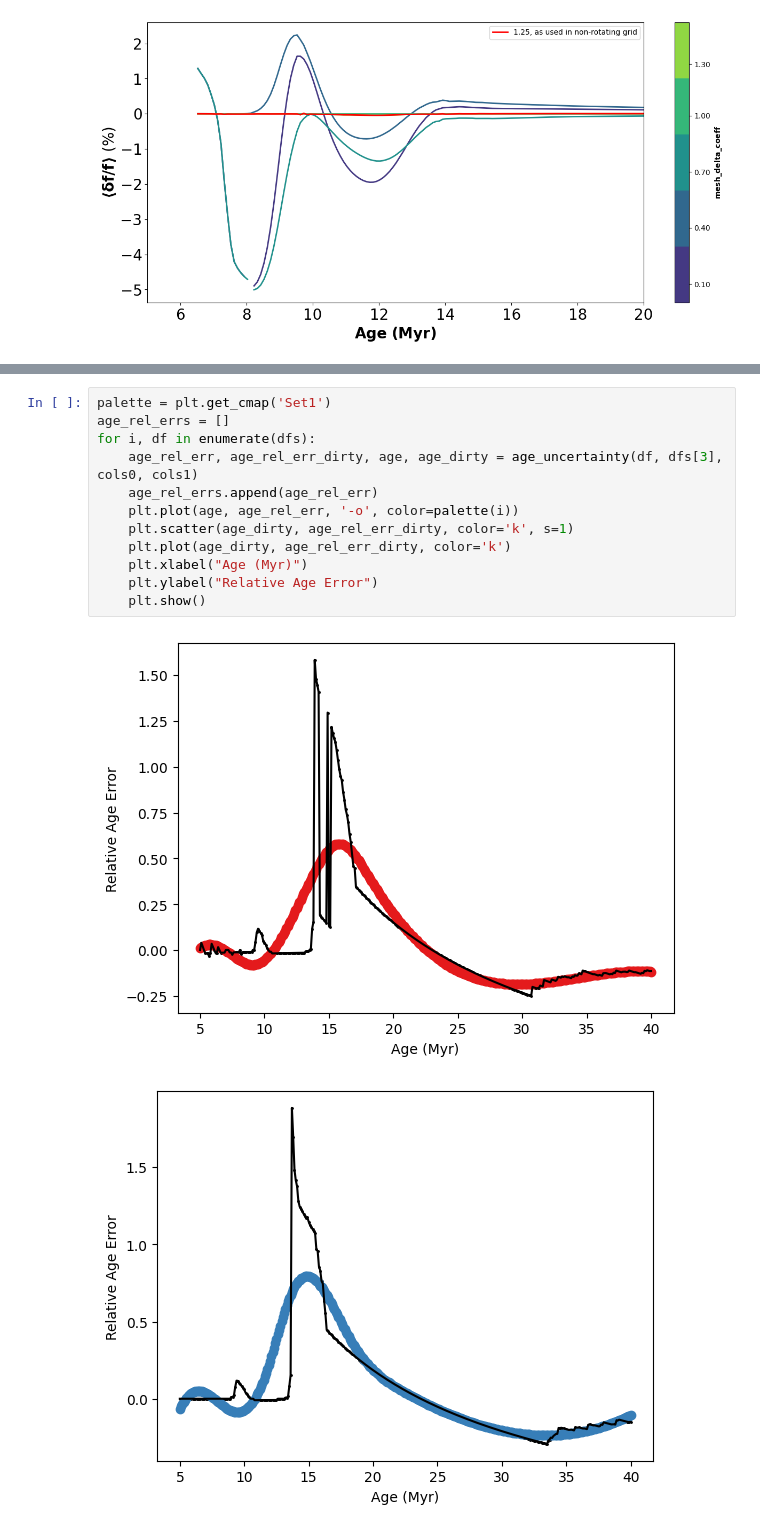
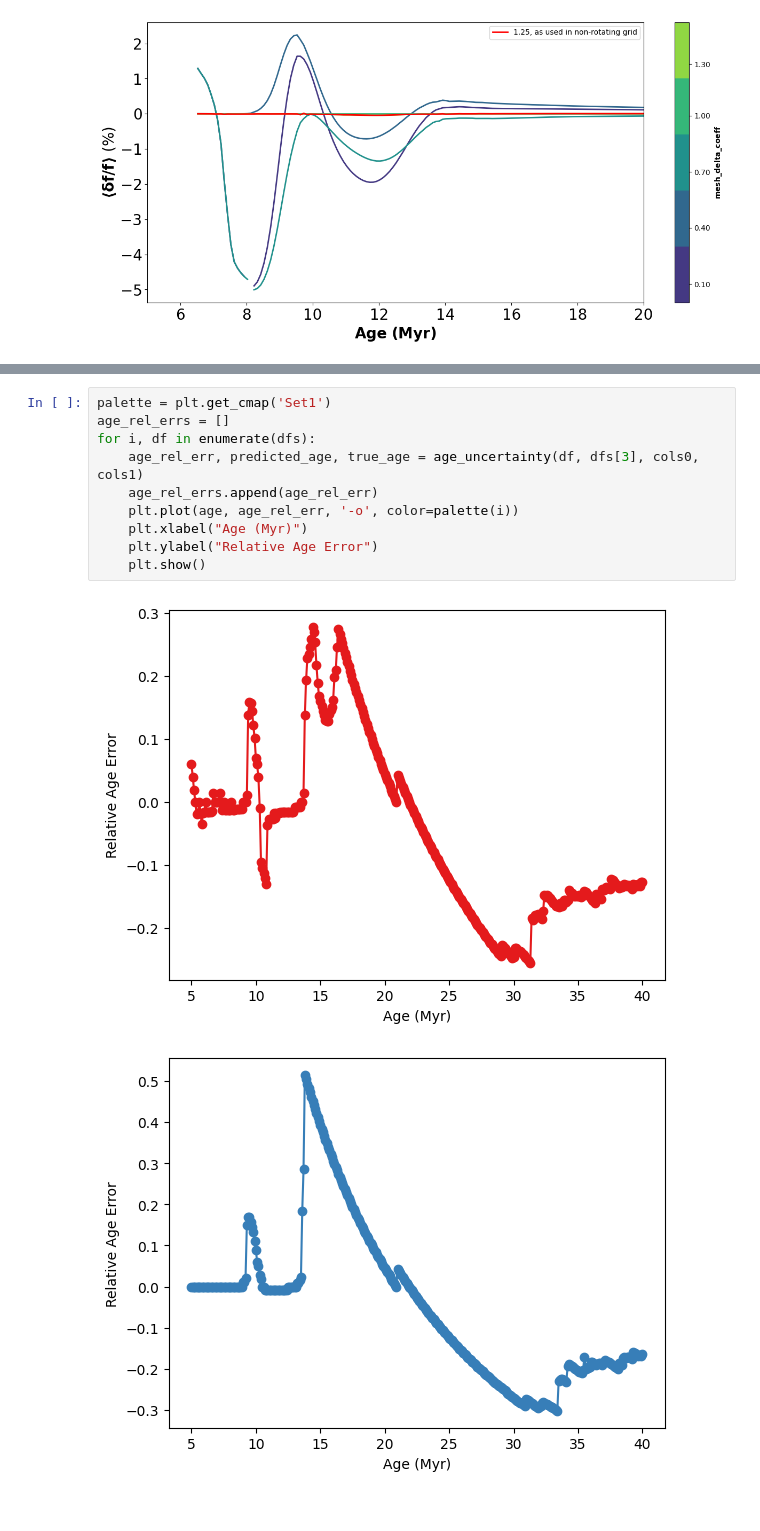
Before and after one commit to gautam-404/MESA-tests, a Jupyter notebook: test.ipynb, the cells around one changed output, grey strips where cells are left out. Drawn from its saved outputs; the diff is of its cells as text.

```diff
--- a/test.ipynb
+++ b/test.ipynb
@@ -366,15 +329,13 @@ plt.xlim(0, 40)
 # %%
 palette = plt.get_cmap('Set1')
 age_rel_errs = []
 for i, df in enumerate(dfs):
-    age_rel_err, age_rel_err_dirty, age, age_dirty = age_uncertainty(df, dfs[3], cols0, cols1)
+    age_rel_err, predicted_age, true_age = age_uncertainty(df, dfs[3], cols0, cols1)
     age_rel_errs.append(age_rel_err)
     plt.plot(age, age_rel_err, '-o', color=palette(i))
-    plt.scatter(age_dirty, age_rel_err_dirty, color='k', s=1)
-    plt.plot(age_dirty, age_rel_err_dirty, color='k')
     plt.xlabel("Age (Myr)")
     plt.ylabel("Relative Age Error")
     plt.show()
 # %% [output]
-[figure, old version]
+[figure, new version]
-[figure, old version]
+[figure, new version]
```
Also changed, not shown: parts of 4 cells of this notebook.
